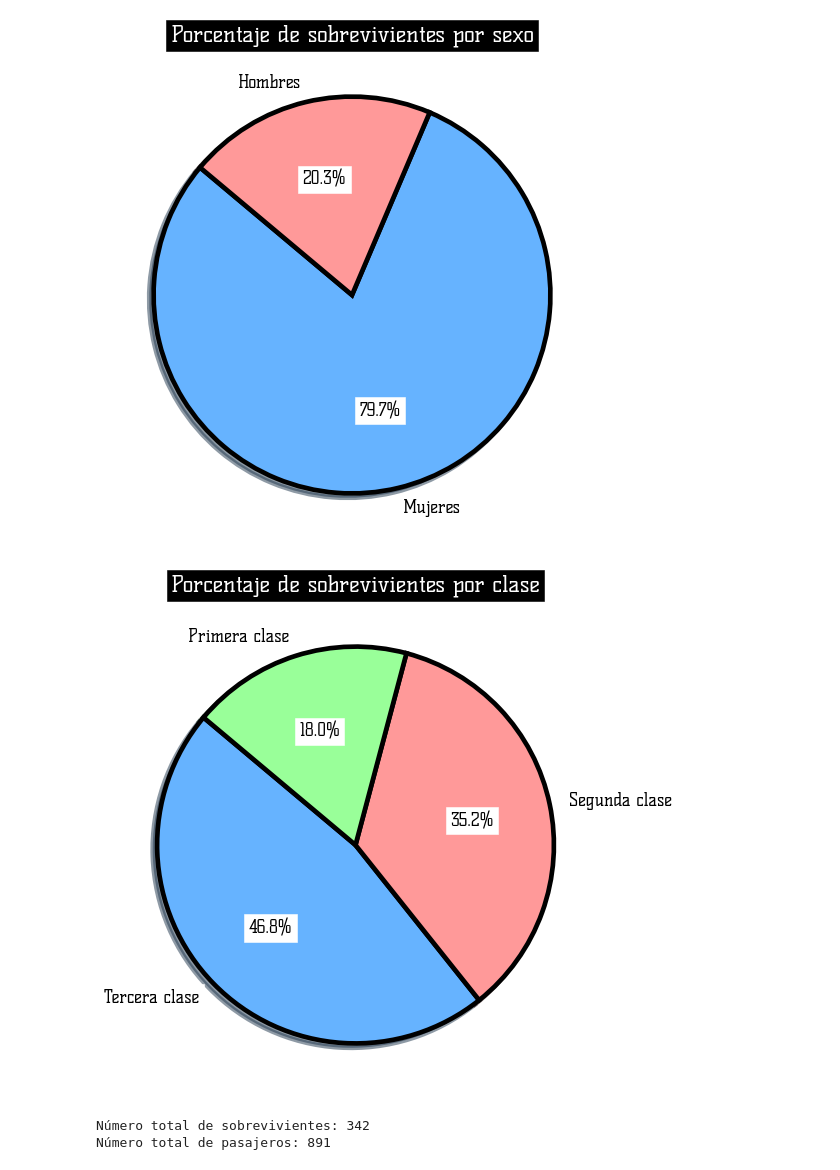
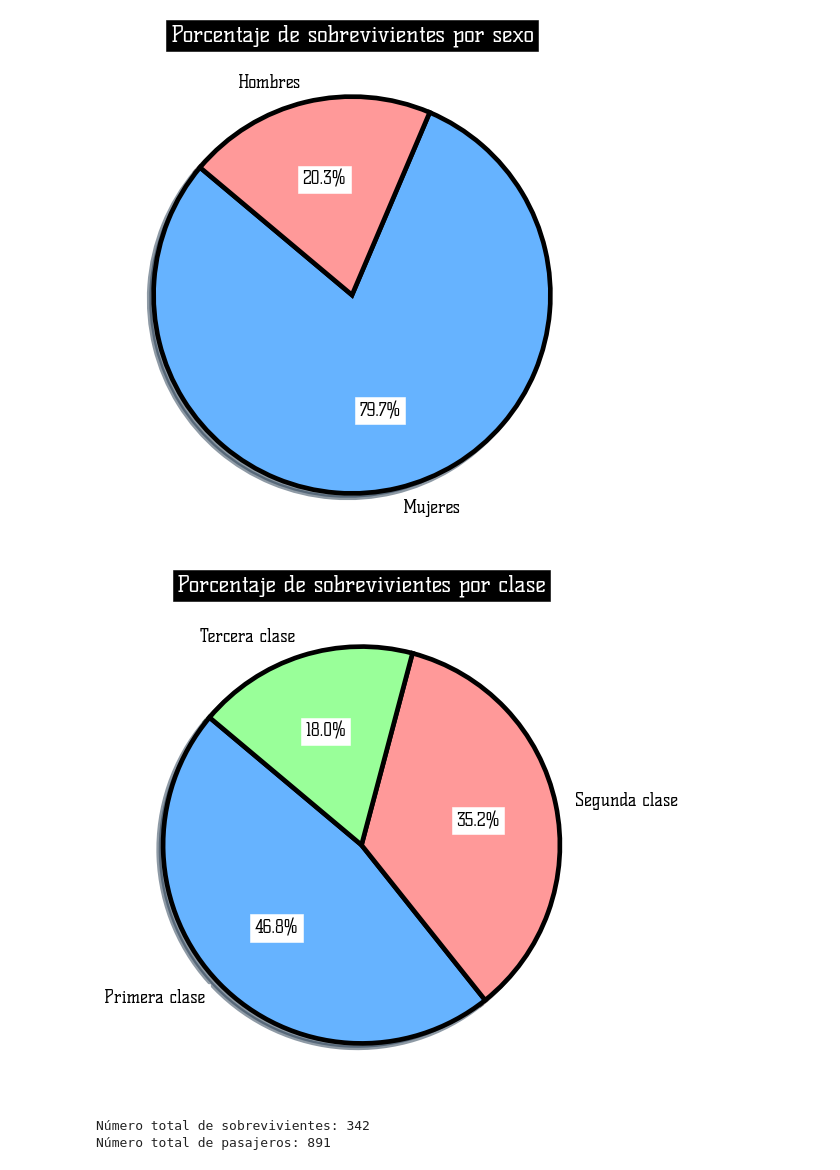
Before and after one commit to Jesus-David-Silva-Rangel-19/Titanic-Survive-Probabilistic-Model, a Jupyter notebook: main.ipynb, the cells around one changed output. Saved outputs shown, nothing was run; the diff lists cells and outputs as text; code cells hidden in the pictures.

```diff
--- a/main.ipynb
+++ b/main.ipynb
@@ -274,23 +274,23 @@ plt.show()
 # %%
 # Calcular el número total de sobrevivientes por clase
 total_surivors_by_class = df.groupby('Pclass')['Survived'].sum()
 
 # Calcular el número total de pasajeros por clase
 total_passengers_by_class = df['Pclass'].value_counts()
 
 # Calcular el porcentaje de sobrevivientes por clase
 percentage_survivors_by_class = (total_surivors_by_class / total_passengers_by_class) * 100
 
 # Utilizar etiquetas originales para el gráfico
-labels = ['Tercera clase', 'Segunda clase', 'Primera clase']
+labels = ['Primera clase', 'Segunda clase', 'Tercera clase']
 
 # Crear el gráfico circular
 plt.figure(figsize=(8, 8))
 plt.pie(percentage_survivors_by_class, labels=labels,autopct='%1.1f%%', startangle=140, colors=['#66b3ff','#ff9999','#99ff99'], shadow=True, textprops={'fontsize': 15, 'fontweight': 'bold', 'backgroundcolor': 'white'}, wedgeprops={'edgecolor': 'black', 'linewidth': 4.2})
 plt.title('Porcentaje de sobrevivientes por clase', fontsize=20, fontweight='bold', backgroundcolor='black', color='white')
 plt.show()
 # %% [output]
-[figure, old version]
+[figure, new version]
 # %%
 # Calcular el número total de sobrevivientes en todo el dataset
 total_survivors = df['Survived'].sum()
```
